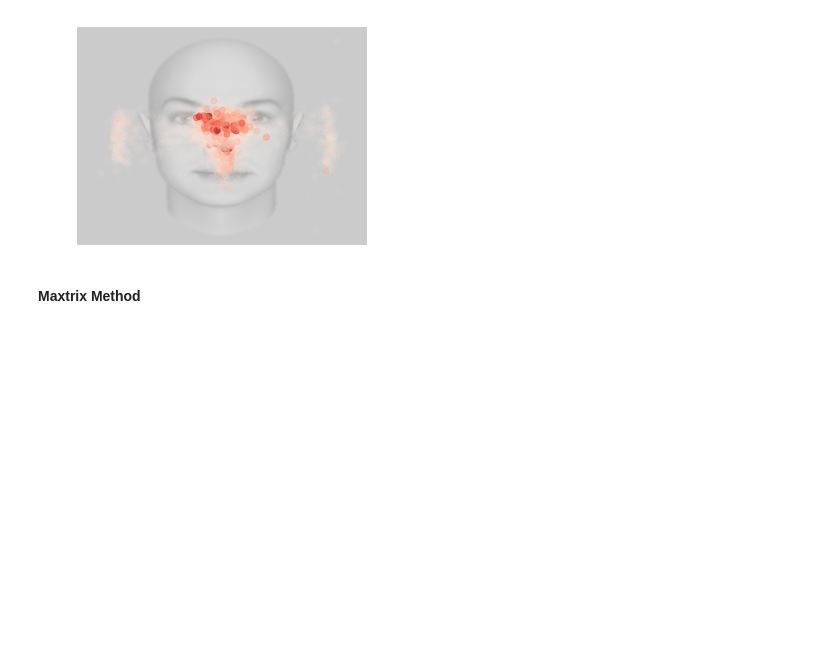
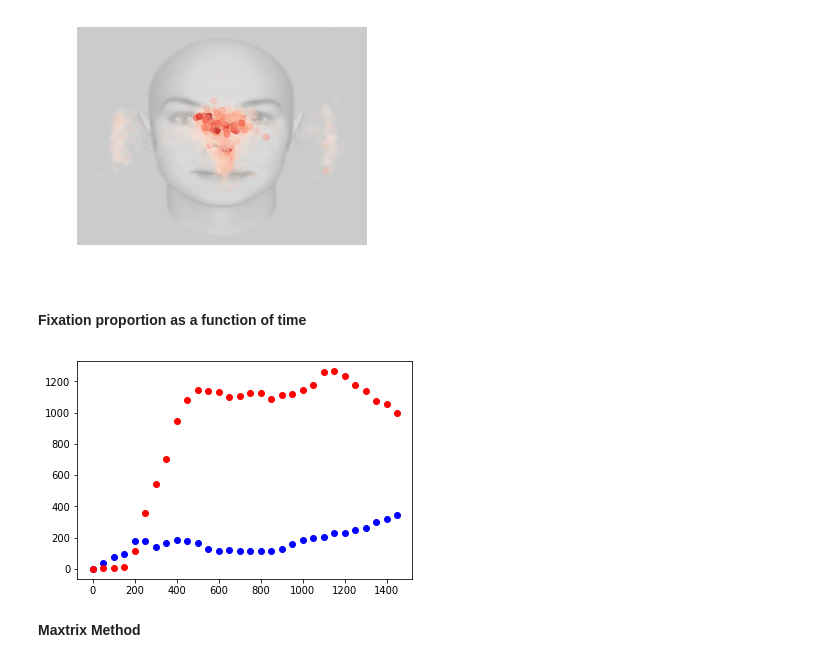
Before and after one commit to hyunwoogu/EyeStrategy, a Jupyter notebook: EyeTrack.ipynb, the cells around one changed output. Cells and saved outputs as stored; diff of their text form; code cells hidden in the pictures; blank space fills up the shorter version.

```diff
--- a/EyeTrack.ipynb
+++ b/EyeTrack.ipynb
@@ -89,3 +97,5 @@ ax.scatter(Data.loc[(Data.counts==0),'x'], Data.loc[(Data.counts==0),'y'],\
 plt.show()
 # %% [output]
 [figure]
+# %% [markdown]
+#### Fixation proportion as a function of time
@@ -92,3 +105,24 @@ plt.show()
+# %%
+coord = (520, 390) ## x coord (from left), y coord (from top)
+coord = (720, 720)
+
+def FixationProp1(t):
+    return(sum((Data.loc[(Data.x>=520) & (Data.x<=670) & (Data.y>=390) & (Data.y<=540) ,'start'] <= t) &
+               (Data.loc[(Data.x>=520) & (Data.x<=670) & (Data.y>=390) & (Data.y<=540) ,'end'] >= t)))
+
+def FixationProp2(t):
+    return(sum((Data.loc[(Data.x>=720) & (Data.x<=870) & (Data.y>=720) & (Data.y<=870) ,'start'] <= t) &
+               (Data.loc[(Data.x>=720) & (Data.x<=870) & (Data.y>=720) & (Data.y<=870) ,'end'] >= t)))
+# %%
+timeSegs = np.arange(0, 1500, 50)
+props1 = [FixationProp1(x) for x in timeSegs]
+props2 = [FixationProp2(x) for x in timeSegs]
+
+plt.plot(timeSegs, props1, 'bo')
+plt.plot(timeSegs, props2, 'ro')
+plt.show()
+# %% [output]
+[figure, added]
 # %% [markdown]
 **Maxtrix Method**
 # %%
```
Also changed, not shown: parts of 6 cells of this notebook.
